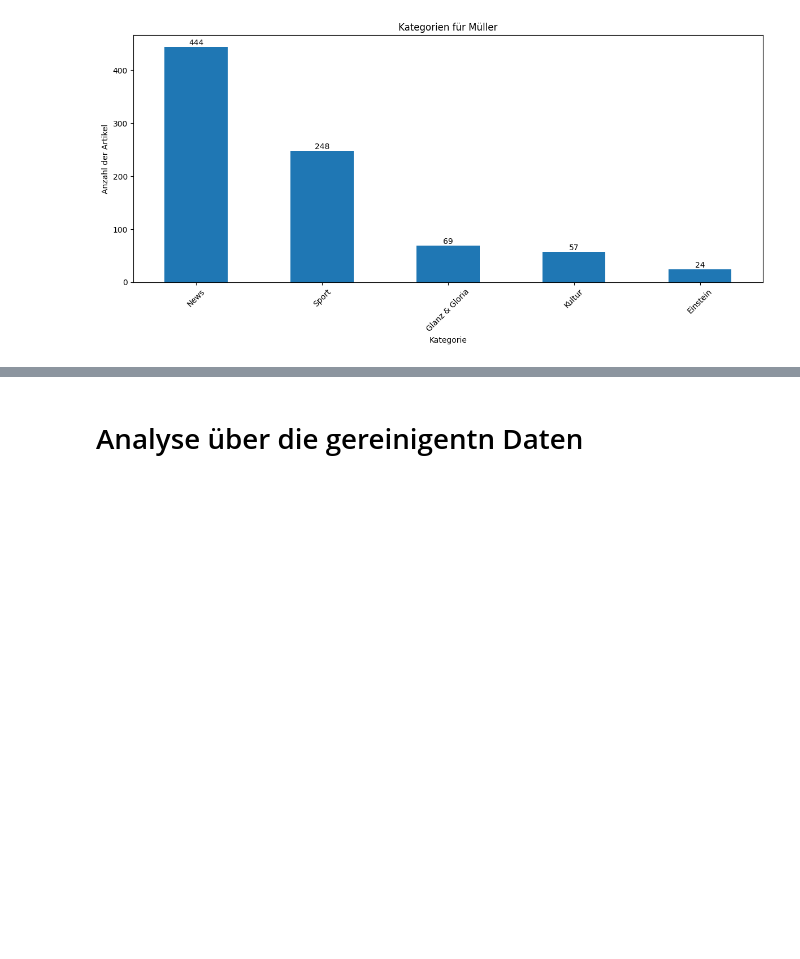
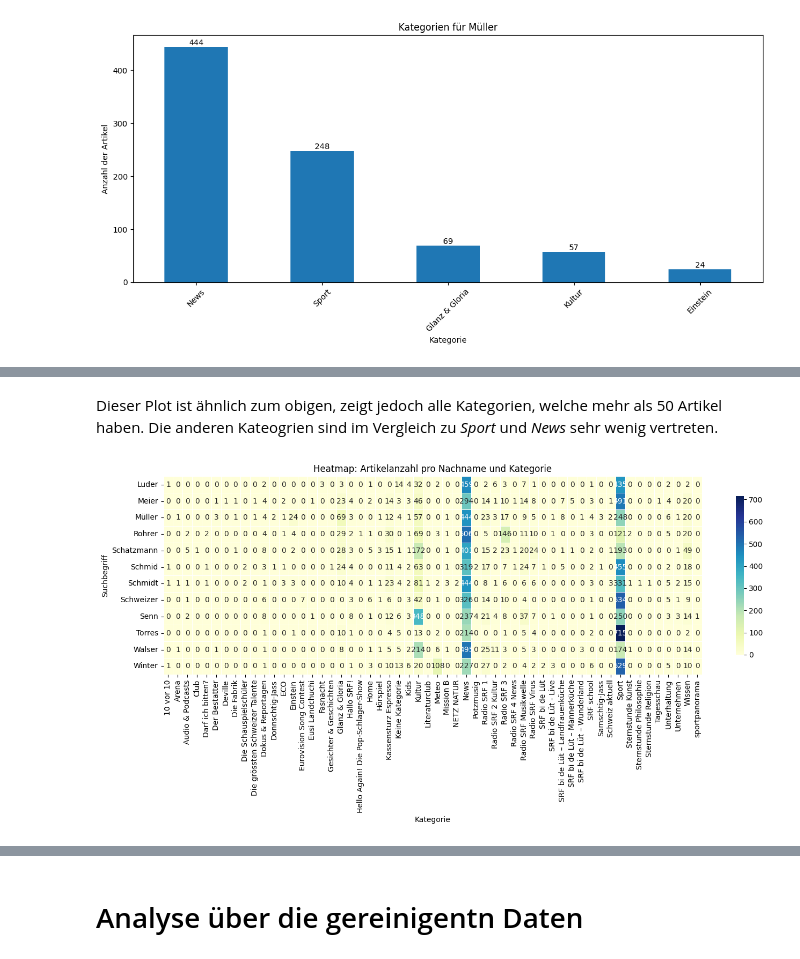
Before and after one commit to Sandra-Senn/wdb_webscraping, a Jupyter notebook: notebook/eda.ipynb, the cells around one changed output, grey strips where cells are left out. Cells and saved outputs as stored; diff of their text form; code cells hidden in the pictures; blank space fills up the shorter version.

```diff
--- a/notebook/eda.ipynb
+++ b/notebook/eda.ipynb
@@ -108,8 +133,14 @@ plt.show()
+# %% [markdown]
+Dieser Plot ist ähnlich zum obigen, zeigt jedoch alle Kategorien, welche mehr als 50 Artikel haben. Die anderen Kateogrien sind im Vergleich zu *Sport* und *News* sehr wenig vertreten.
 # %%
-plt.figure(figsize=(14, 7))
-sns.heatmap(category_counts, annot=True, fmt='d', cmap='YlGnBu', linewidths=0.5, cbar_kws={'shrink': 0.8})
-plt.xlabel('Kategorie')
-plt.ylabel('Suchbegriff')
-plt.title('Heatmap: Artikelanzahl pro Nachname und Kategorie')
-plt.tight_layout()
-plt.show()
+# plt.figure(figsize=(14, 7))
+# sns.heatmap(category_counts, annot=True, fmt='d', cmap='YlGnBu', linewidths=0.5, cbar_kws={'shrink': 0.8})
+# plt.xlabel('Kategorie')
+# plt.ylabel('Suchbegriff')
+# plt.title('Heatmap: Artikelanzahl pro Nachname und Kategorie')
+# plt.tight_layout()
+# plt.show()
+
+#wollen wir löschen, finde es schwer zu lesen
+# %% [output]
+[figure, added]
```
Also changed, not shown: parts of 24 cells of this notebook, 3 other files.
